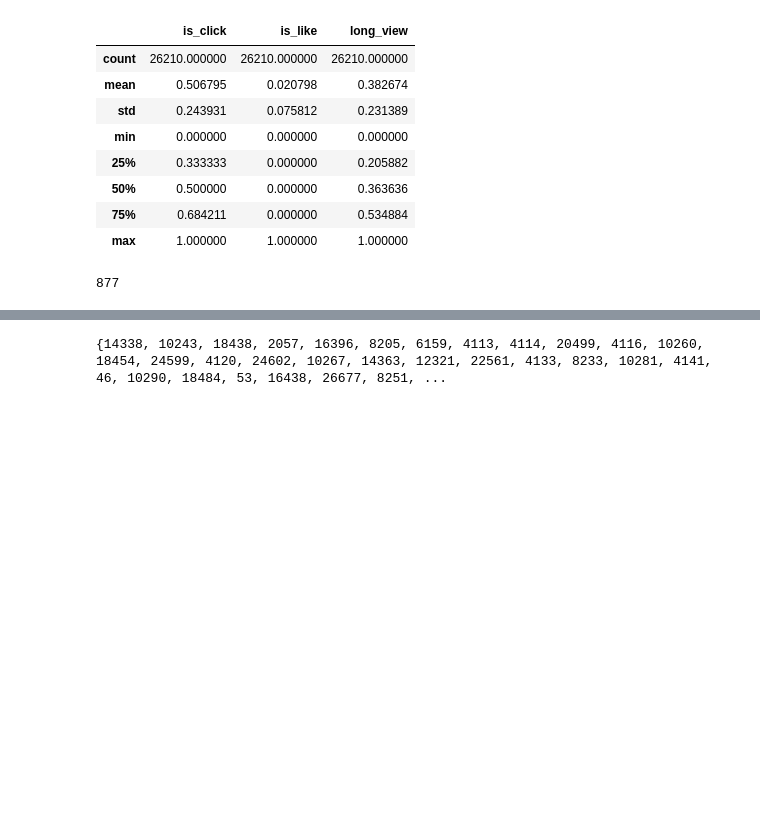
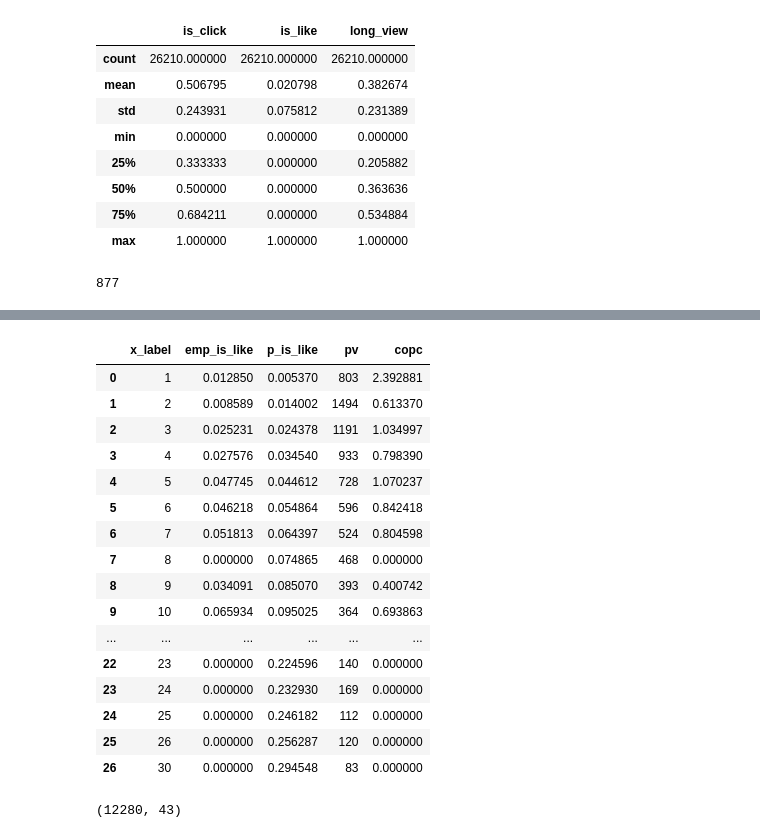
Before and after one commit to Jemma007/myThesis, a Jupyter notebook: lrtThesis/dataset/data_analyse.ipynb, the cells around one changed output, grey strips where cells are left out. Saved outputs shown, nothing was run; the diff lists cells and outputs as text; code cells hidden in the pictures; blank space fills up the shorter version.

```diff
--- a/lrtThesis/dataset/data_analyse.ipynb
+++ b/lrtThesis/dataset/data_analyse.ipynb
@@ -249,4 +267,24 @@ for i, label in enumerate(labels):
 # %%
-print(low_xtr_user_set['is_like'])
+copc_dict['is_like']
 # %% [output]
-{14338, 10243, 18438, 2057, 16396, 8205, 6159, 4113, 4114, 20499, 4116, 10260, 18454, 24599, 4120, 24602, 10267, 14363, 12321, 22561, 4133, 8233, 10281, 4141, 46, 10290, 18484, 53, 16438, 26677, 8251, ...
+|  | x_label | emp_is_like | p_is_like | pv | copc |
+| 0 | 1 | 0.012850 | 0.005370 | 803 | 2.392881 |
+| 1 | 2 | 0.008589 | 0.014002 | 1494 | 0.613370 |
+| 2 | 3 | 0.025231 | 0.024378 | 1191 | 1.034997 |
+| 3 | 4 | 0.027576 | 0.034540 | 933 | 0.798390 |
+| 4 | 5 | 0.047745 | 0.044612 | 728 | 1.070237 |
+| 5 | 6 | 0.046218 | 0.054864 | 596 | 0.842418 |
+| 6 | 7 | 0.051813 | 0.064397 | 524 | 0.804598 |
+| 7 | 8 | 0.000000 | 0.074865 | 468 | 0.000000 |
+| 8 | 9 | 0.034091 | 0.085070 | 393 | 0.400742 |
+| 9 | 10 | 0.065934 | 0.095025 | 364 | 0.693863 |
+| ... | ... | ... | ... | ... | ... |
+| 22 | 23 | 0.000000 | 0.224596 | 140 | 0.000000 |
+| 23 | 24 | 0.000000 | 0.232930 | 169 | 0.000000 |
+| 24 | 25 | 0.000000 | 0.246182 | 112 | 0.000000 |
+| 25 | 26 | 0.000000 | 0.256287 | 120 | 0.000000 |
+| 26 | 30 | 0.000000 | 0.294548 | 83 | 0.000000 |
+# %%
+print(val_df.loc[val_df['user_id'].isin(high_xtr_user_set)].shape)
+# %% [output]
+(12280, 43)
```
Also changed, not shown: parts of 6 cells of this notebook, 1 other file.
